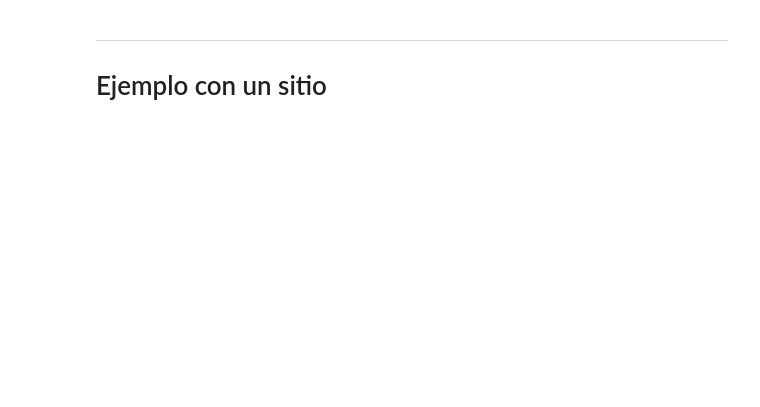
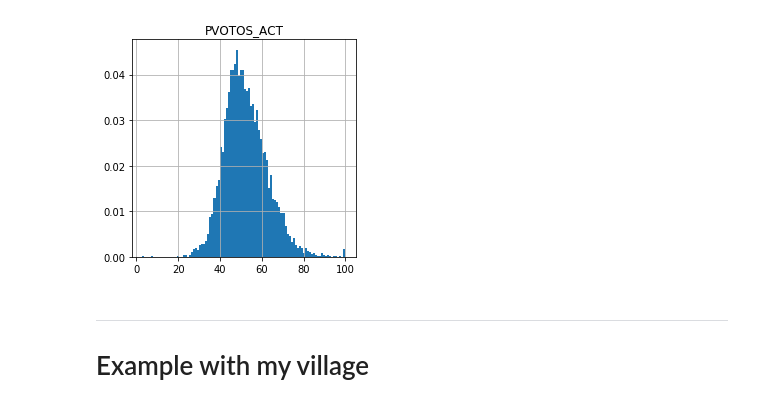
Before and after one commit to brunosan/europeas, a Jupyter notebook: Elecciones Europeas.ipynb, the cells around one changed output. Drawn from its saved outputs; the diff is of its cells as text; code cells hidden in the pictures; blank space fills up the shorter version.

```diff
--- a/Elecciones Europeas.ipynb
+++ b/Elecciones Europeas.ipynb
@@ -336,9 +506,12 @@ todos
 # %%
-todos.hist(column=['PVOTOS_ACT','PVBLAN_ACT','PVNULOS_ACT'],figsize=(10,10),bins=100,density=1);
+#Histogram of particpation
+todos.hist(column=['PVOTOS_ACT'],figsize=(4,4),bins=100,density=1);
+# %% [output]
+[figure, added]
-# %% [markdown]
----
-
-# Ejemplo con un sitio
+# %% [markdown]
+---
+
+# Example with my village
 # %%
 sitio='Soto del Barco'
 # %%
```
Also changed, not shown: parts of 63 cells of this notebook.
